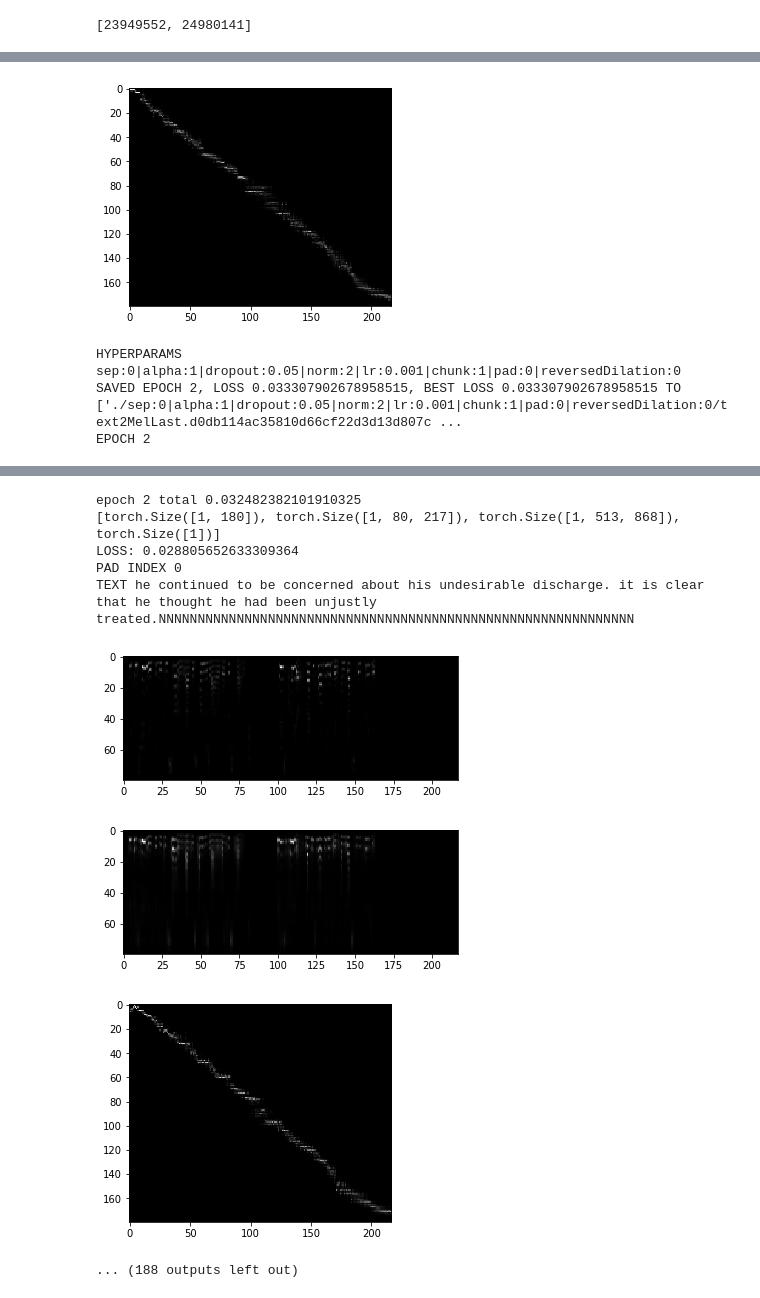
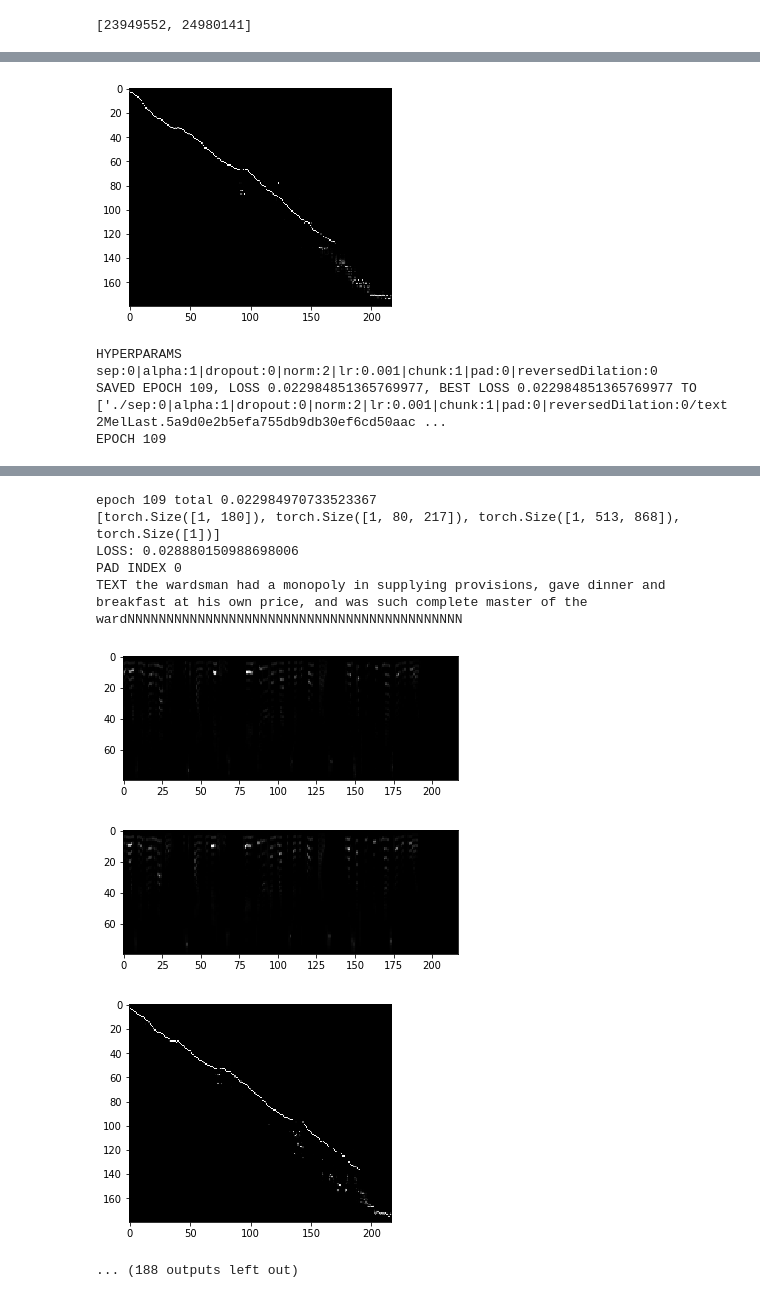
Before and after one commit to aduriseti/ETTTS_pytorch, a Jupyter notebook: dcttsTrain.ipynb, the cells around one changed output, grey strips where cells are left out. Drawn from its saved outputs; the diff is of its cells as text; code cells hidden in the pictures.

```diff
--- a/dcttsTrain.ipynb
+++ b/dcttsTrain.ipynb
@@ -114,7 +114,7 @@ def text2MelDispFun(text2Mel,batch):
     plt.imshow(A,cmap='gray')
     plt.show()
 # %%
-text2MelParams = hyperparams.Hyperparams(sep=0,pad=0)
+text2MelParams = hyperparams.Hyperparams(sep=0,pad=0,dropout=0)
 # nWorkers = 8 if ch.cuda.is_available() else 0
 nWorkers = 6 if ch.cuda.is_available() else 0
 text2MelLoader = Data.DataLoader(datasets.LJSpeechDataset(ttmel=1,params=text2MelParams),
@@ -139,3 +139,3 @@ LOADED EPOCH 1, LOSS 0.04672361437175701, BEST LOSS 0.04672361437175701 FROM ./s
 # %%
-text2MelWrapper.train(numEpochs=99)
+text2MelWrapper.train(numEpochs=100)
 # %% [output]
@@ -151,16 +151,16 @@ TEXT in this convulsive struggle for bare existence people fought fiercely with
-[figure, old version]
+[figure, new version]
-HYPERPARAMS sep:0|alpha:1|dropout:0.05|norm:2|lr:0.001|chunk:1|pad:0|reversedDilation:0
-SAVED EPOCH 2, LOSS 0.033307902678958515, BEST LOSS 0.033307902678958515 TO ['./sep:0|alpha:1|dropout:0.05|norm:2|lr:0.001|chunk:1|pad:0|reversedDilation:0/text2MelLast.d0db114ac35810d66cf22d3d13d807c ...
-EPOCH 2
+HYPERPARAMS sep:0|alpha:1|dropout:0|norm:2|lr:0.001|chunk:1|pad:0|reversedDilation:0
+SAVED EPOCH 109, LOSS 0.022984851365769977, BEST LOSS 0.022984851365769977 TO ['./sep:0|alpha:1|dropout:0|norm:2|lr:0.001|chunk:1|pad:0|reversedDilation:0/text2MelLast.5a9d0e2b5efa755db9db30ef6cd50aac ...
+EPOCH 109
 [interactive output not drawn]
-epoch 2 total 0.032482382101910325
+epoch 109 total 0.022984970733523367
 [torch.Size([1, 180]), torch.Size([1, 80, 217]), torch.Size([1, 513, 868]), torch.Size([1])]
-LOSS: 0.028805652633309364
+LOSS: 0.028880150988698006
 PAD INDEX 0
-TEXT he continued to be concerned about his undesirable discharge. it is clear that he thought he had been unjustly treated.NNNNNNNNNNNNNNNNNNNNNNNNNNNNNNNNNNNNNNNNNNNNNNNNNNNNNNNNNNNNN
+TEXT the wardsman had a monopoly in supplying provisions, gave dinner and breakfast at his own price, and was such complete master of the wardNNNNNNNNNNNNNNNNNNNNNNNNNNNNNNNNNNNNNNNNNNN
-[figure, old version]
+[figure, new version]
-[figure, old version]
+[figure, new version]
-[figure, old version]
+[figure, new version]
 ... (188 outputs left out)
 # %%
 text2MelWrapper.load()
```
Also changed, not shown: parts of 7 cells of this notebook, 1 other file.
